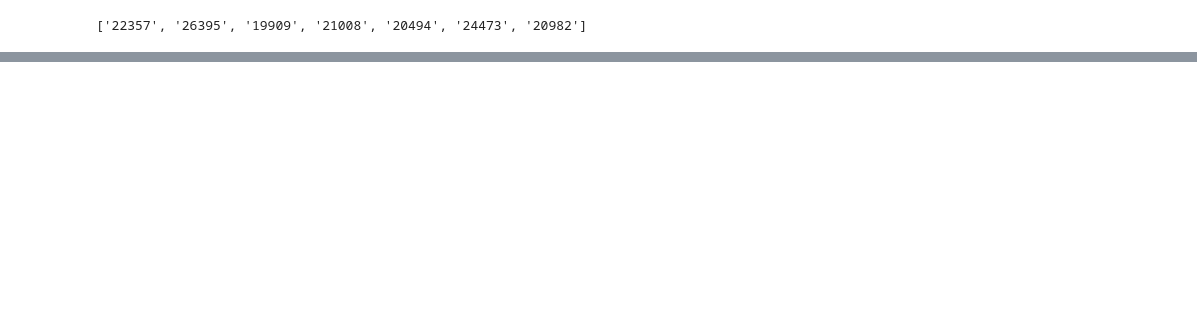
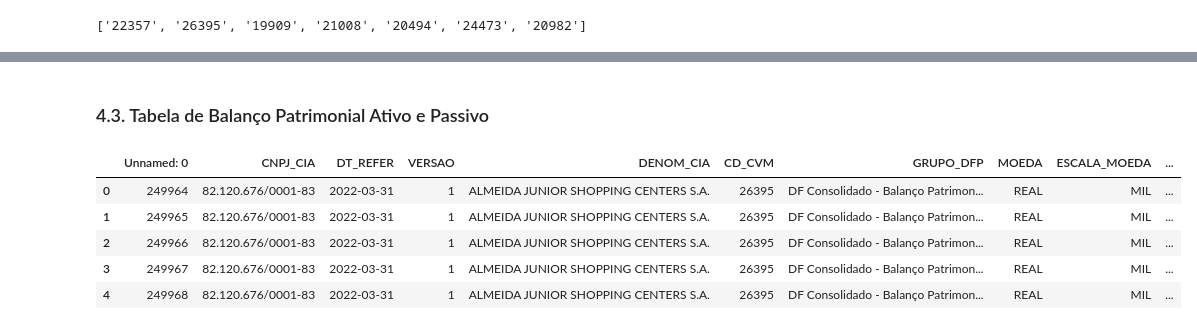
Before and after one commit to marcosilvaa/dados_estudos, a Jupyter notebook: Análise_Fundamentalista.ipynb, the cells around one changed output, grey strips where cells are left out. Saved outputs shown, nothing was run; the diff lists cells and outputs as text; code cells hidden in the pictures; blank space fills up the shorter version.

```diff
--- a/Análise_Fundamentalista.ipynb
+++ b/Análise_Fundamentalista.ipynb
@@ -369,0 +606,2 @@ O tempo de execução desse programa foi de 128.85814690589905 segundos ---
+# %% [markdown]
+### 4.3. Tabela de Balanço Patrimonial Ativo e Passivo
@@ -369,0 +615,9 @@ O tempo de execução desse programa foi de 128.85814690589905 segundos ---
+# %%
+bpa.head()
+# %% [output]
+|  | Unnamed: 0 | CNPJ_CIA | DT_REFER | VERSAO | DENOM_CIA | CD_CVM | GRUPO_DFP | MOEDA | ESCALA_MOEDA | ... |
+| 0 | 249964 | 82.120.676/0001-83 | 2022-03-31 | 1 | ALMEIDA JUNIOR SHOPPING CENTERS S.A. | 26395 | DF Consolidado - Balanço Patrimon... | REAL | MIL | ... |
+| 1 | 249965 | 82.120.676/0001-83 | 2022-03-31 | 1 | ALMEIDA JUNIOR SHOPPING CENTERS S.A. | 26395 | DF Consolidado - Balanço Patrimon... | REAL | MIL | ... |
+| 2 | 249966 | 82.120.676/0001-83 | 2022-03-31 | 1 | ALMEIDA JUNIOR SHOPPING CENTERS S.A. | 26395 | DF Consolidado - Balanço Patrimon... | REAL | MIL | ... |
+| 3 | 249967 | 82.120.676/0001-83 | 2022-03-31 | 1 | ALMEIDA JUNIOR SHOPPING CENTERS S.A. | 26395 | DF Consolidado - Balanço Patrimon... | REAL | MIL | ... |
+| 4 | 249968 | 82.120.676/0001-83 | 2022-03-31 | 1 | ALMEIDA JUNIOR SHOPPING CENTERS S.A. | 26395 | DF Consolidado - Balanço Patrimon... | REAL | MIL | ... |
```
Also changed, not shown: parts of 53 cells of this notebook.
